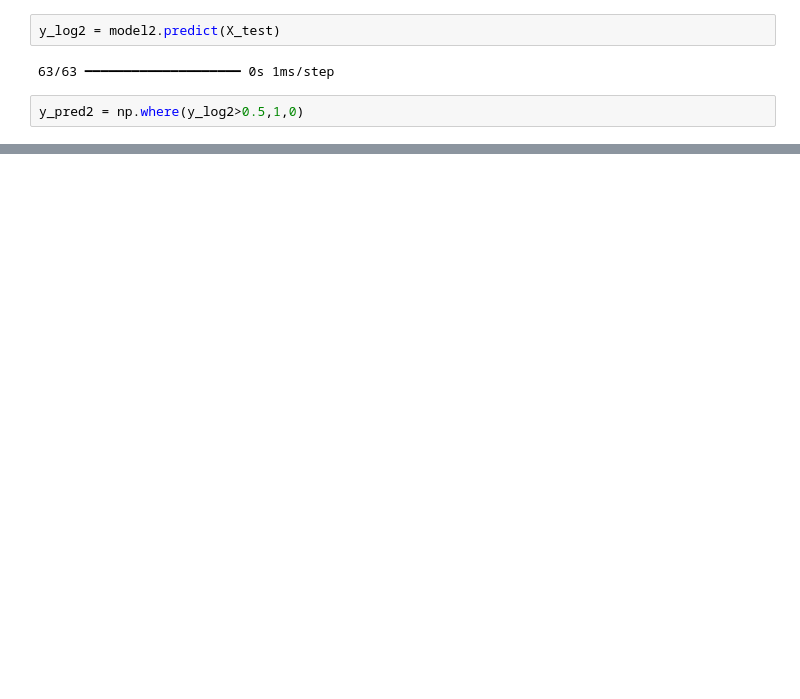
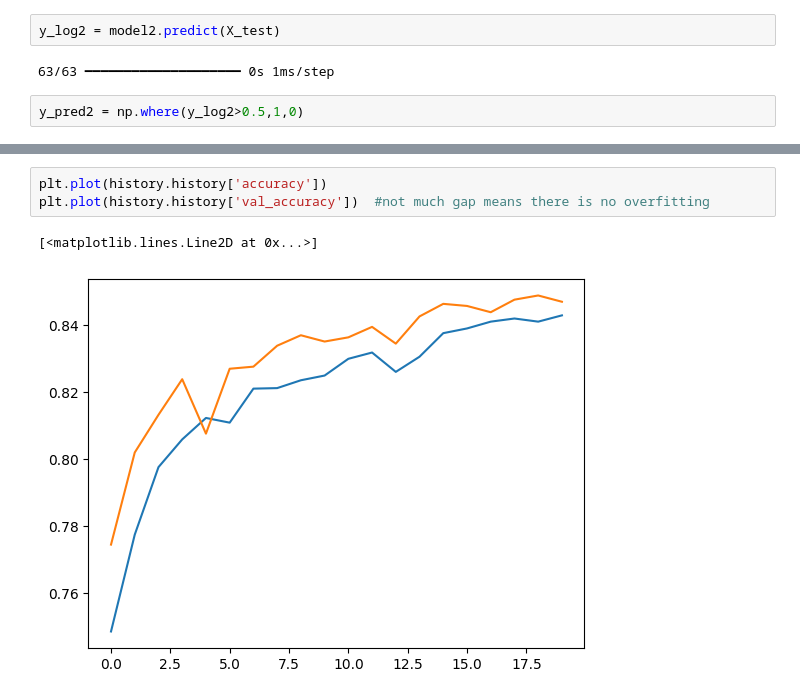
Before and after one commit to arsingla786/MLFromScratch, a Jupyter notebook: ChurnPredictionANN.ipynb, the cells around one changed output, grey strips where cells are left out. Cells and saved outputs as stored; diff of their text form; blank space fills up the shorter version.

```diff
--- a/ChurnPredictionANN.ipynb
+++ b/ChurnPredictionANN.ipynb
@@ -266,0 +267,6 @@ plt.plot(history.history['val_loss'])
+# %%
+plt.plot(history.history['accuracy'])
+plt.plot(history.history['val_accuracy'])  #not much gap means there is no overfitting
+# %% [output]
+[<matplotlib.lines.Line2D at 0x...>]
+[figure, added]
```
Also changed, not shown: parts of 10 cells of this notebook.
